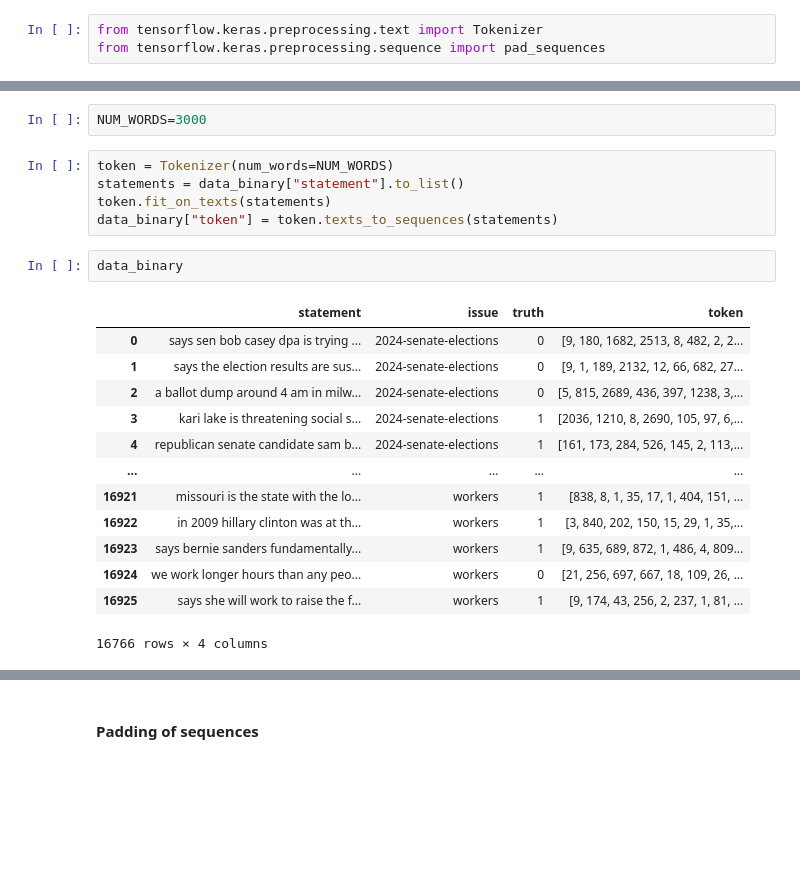
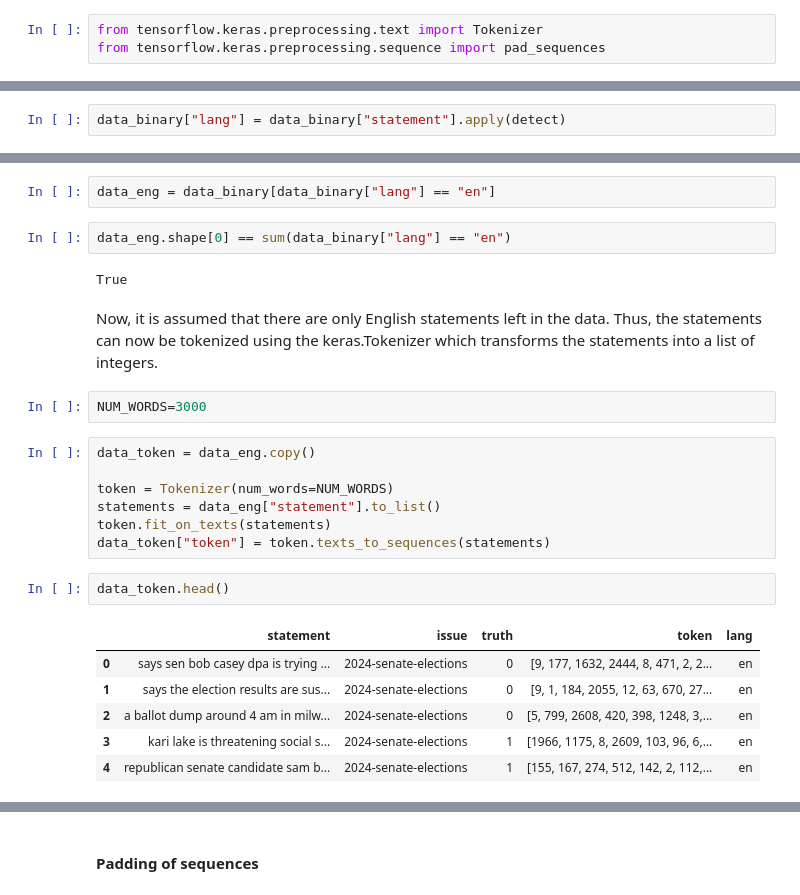
Before and after one commit to felixdaubner/fake-news-detection, a Jupyter notebook: 04_data-preprocessing.ipynb, the cells around one changed output, grey strips where cells are left out. Drawn from its saved outputs; the diff is of its cells as text; blank space fills up the shorter version.

```diff
--- a/04_data-preprocessing.ipynb
+++ b/04_data-preprocessing.ipynb
@@ -84,0 +88,2 @@ from tensorflow.keras.preprocessing.sequence import pad_sequences
+# %%
+data_binary["lang"] = data_binary["statement"].apply(detect)
@@ -85,24 +112,27 @@ from tensorflow.keras.preprocessing.sequence import pad_sequences
+# %%
+data_eng = data_binary[data_binary["lang"] == "en"]
+# %%
+data_eng.shape[0] == sum(data_binary["lang"] == "en")
+# %% [output]
+True
+# %% [markdown]
+Now, it is assumed that there are only English statements left in the data. Thus, the statements can now be tokenized using the keras.Tokenizer which transforms the statements into a list of integers.
 # %%
 NUM_WORDS=3000
 # %%
+data_token = data_eng.copy()
+
 token = Tokenizer(num_words=NUM_WORDS)
-statements = data_binary["statement"].to_list()
+statements = data_eng["statement"].to_list()
 token.fit_on_texts(statements)
-data_binary["token"] = token.texts_to_sequences(statements)
+data_token["token"] = token.texts_to_sequences(statements)
-# %%
-data_binary
-# %% [output]
-|  | statement | issue | truth | token |
-| 0 | says sen bob casey dpa is trying ... | 2024-senate-elections | 0 | [9, 180, 1682, 2513, 8, 482, 2, 2... |
-| 1 | says the election results are sus... | 2024-senate-elections | 0 | [9, 1, 189, 2132, 12, 66, 682, 27... |
-| 2 | a ballot dump around 4 am in milw... | 2024-senate-elections | 0 | [5, 815, 2689, 436, 397, 1238, 3,... |
-| 3 | kari lake is threatening social s... | 2024-senate-elections | 1 | [2036, 1210, 8, 2690, 105, 97, 6,... |
-| 4 | republican senate candidate sam b... | 2024-senate-elections | 1 | [161, 173, 284, 526, 145, 2, 113,... |
-| ... | ... | ... | ... | ... |
-| 16921 | missouri is the state with the lo... | workers | 1 | [838, 8, 1, 35, 17, 1, 404, 151, ... |
-| 16922 | in 2009 hillary clinton was at th... | workers | 1 | [3, 840, 202, 150, 15, 29, 1, 35,... |
-| 16923 | says bernie sanders fundamentally... | workers | 1 | [9, 635, 689, 872, 1, 486, 4, 809... |
-| 16924 | we work longer hours than any peo... | workers | 0 | [21, 256, 697, 667, 18, 109, 26, ... |
-| 16925 | says she will work to raise the f... | workers | 1 | [9, 174, 43, 256, 2, 237, 1, 81, ... |
-16766 rows × 4 columns
+# %%
+data_token.head()
+# %% [output]
+|  | statement | issue | truth | token | lang |
+| 0 | says sen bob casey dpa is trying ... | 2024-senate-elections | 0 | [9, 177, 1632, 2444, 8, 471, 2, 2... | en |
+| 1 | says the election results are sus... | 2024-senate-elections | 0 | [9, 1, 184, 2055, 12, 63, 670, 27... | en |
+| 2 | a ballot dump around 4 am in milw... | 2024-senate-elections | 0 | [5, 799, 2608, 420, 398, 1248, 3,... | en |
+| 3 | kari lake is threatening social s... | 2024-senate-elections | 1 | [1966, 1175, 8, 2609, 103, 96, 6,... | en |
+| 4 | republican senate candidate sam b... | 2024-senate-elections | 1 | [155, 167, 274, 512, 142, 2, 112,... | en |
 # %%
```
Also changed, not shown: parts of 13 cells of this notebook, 4 other files.
